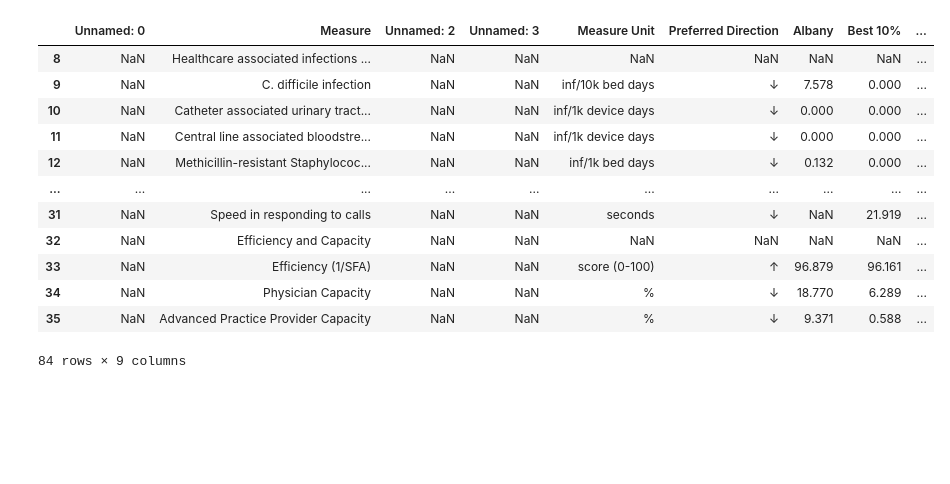
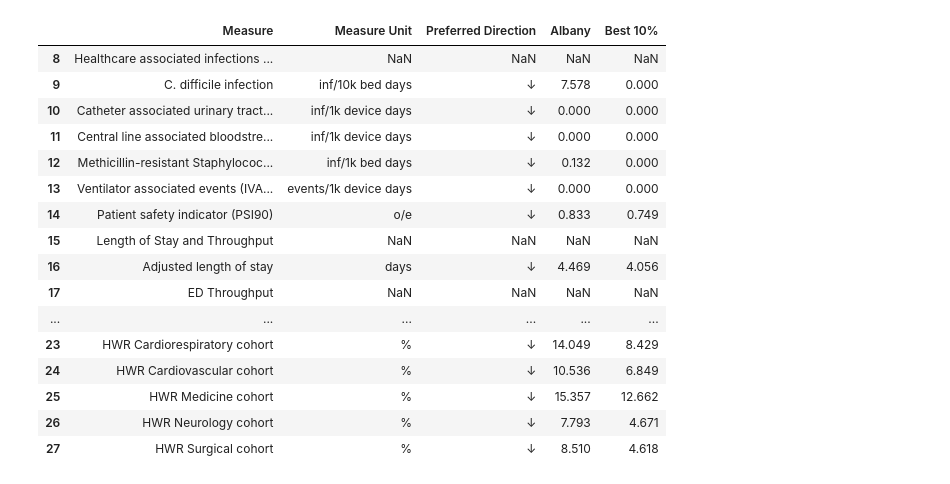
Before and after one commit to DeryaOkulda2012/VA_Analysis, a Jupyter notebook: TEMP_SAIL_FY21_Q1_Q2_Q3_Q4/SAIL_FY21_Q1/Parse_SAIL_ans_SI_Files.ipynb, the cells around one changed output. Saved outputs shown, nothing was run; the diff lists cells and outputs as text; code cells hidden in the pictures; blank space fills up the shorter version.

Commit message:
Removed blank columns with NaN values

```diff
--- a/TEMP_SAIL_FY21_Q1_Q2_Q3_Q4/SAIL_FY21_Q1/Parse_SAIL_ans_SI_Files.ipynb
+++ b/TEMP_SAIL_FY21_Q1_Q2_Q3_Q4/SAIL_FY21_Q1/Parse_SAIL_ans_SI_Files.ipynb
@@ -15,6 +15,10 @@ for f in csv_files:
     # read the csv file
     df_SAIL = pd.read_excel(f, header=8)
     df_SAIL.drop([0,1,2,3,4,5,6,7], axis=0, inplace=True)
+    df_SAIL.drop("Unnamed: 0", axis=1, inplace=True)
+    df_SAIL.drop("Unnamed: 2", axis=1, inplace=True)
+    df_SAIL.drop("Unnamed: 3", axis=1, inplace=True)
+    df_SAIL.drop("10th | 50th | 90th ptile", axis=1, inplace=True)
 
     # print the location and filename
     print('Location:', f)
@@ -57,6 +61,10 @@ for f in csv_files:
     # read the csv file
     df_SI = pd.read_excel(f, header=8)
     df_SI.drop([0,1,2,3,4,5,6,7], axis=0, inplace=True)
+    df_SI.drop("Unnamed: 0", axis=1, inplace=True)
+    df_SI.drop("Unnamed: 2", axis=1, inplace=True)
+    df_SI.drop("Unnamed: 3", axis=1, inplace=True)
+    df_SI.drop("10th | 50th | 90th ptile", axis=1, inplace=True)
 
     # print the location and filename
     print('Location:', f)
@@ -90,17 +98,21 @@ Content:
 # %%
 df_SAIL_SI = pd.concat([df_SAIL, df_SI])
-df_SAIL_SI.head(100)
+df_SAIL_SI.head(20)
 # %% [output]
-|  | Unnamed: 0 | Measure | Unnamed: 2 | Unnamed: 3 | Measure Unit | Preferred Direction | Albany | Best 10% | ... |
-| 8 | NaN | Healthcare associated infections ... | NaN | NaN | NaN | NaN | NaN | NaN | ... |
-| 9 | NaN | C. difficile infection | NaN | NaN | inf/10k bed days | ↓ | 7.578 | 0.000 | ... |
-| 10 | NaN | Catheter associated urinary tract... | NaN | NaN | inf/1k device days | ↓ | 0.000 | 0.000 | ... |
-| 11 | NaN | Central line associated bloodstre... | NaN | NaN | inf/1k device days | ↓ | 0.000 | 0.000 | ... |
-| 12 | NaN | Methicillin-resistant Staphylococ... | NaN | NaN | inf/1k bed days | ↓ | 0.132 | 0.000 | ... |
-| ... | ... | ... | ... | ... | ... | ... | ... | ... | ... |
-| 31 | NaN | Speed in responding to calls | NaN | NaN | seconds | ↓ | NaN | 21.919 | ... |
-| 32 | NaN | Efficiency and Capacity | NaN | NaN | NaN | NaN | NaN | NaN | ... |
-| 33 | NaN | Efficiency (1/SFA) | NaN | NaN | score (0-100) | ↑ | 96.879 | 96.161 | ... |
-| 34 | NaN | Physician Capacity | NaN | NaN | % | ↓ | 18.770 | 6.289 | ... |
-| 35 | NaN | Advanced Practice Provider Capacity | NaN | NaN | % | ↓ | 9.371 | 0.588 | ... |
+|  | Measure | Measure Unit | Preferred Direction | Albany | Best 10% |
+| 8 | Healthcare associated infections ... | NaN | NaN | NaN | NaN |
+| 9 | C. difficile infection | inf/10k bed days | ↓ | 7.578 | 0.000 |
+| 10 | Catheter associated urinary tract... | inf/1k device days | ↓ | 0.000 | 0.000 |
+| 11 | Central line associated bloodstre... | inf/1k device days | ↓ | 0.000 | 0.000 |
+| 12 | Methicillin-resistant Staphylococ... | inf/1k bed days | ↓ | 0.132 | 0.000 |
+| 13 | Ventilator associated events (IVA... | events/1k device days | ↓ | 0.000 | 0.000 |
+| 14 | Patient safety indicator (PSI90) | o/e | ↓ | 0.833 | 0.749 |
+| 15 | Length of Stay and Throughput | NaN | NaN | NaN | NaN |
+| 16 | Adjusted length of stay | days | ↓ | 4.469 | 4.056 |
+| 17 | ED Throughput | NaN | NaN | NaN | NaN |
+| ... | ... | ... | ... | ... | ... |
+| 23 | HWR Cardiorespiratory cohort | % | ↓ | 14.049 | 8.429 |
+| 24 | HWR Cardiovascular cohort | % | ↓ | 10.536 | 6.849 |
+| 25 | HWR Medicine cohort | % | ↓ | 15.357 | 12.662 |
+| 26 | HWR Neurology cohort | % | ↓ | 7.793 | 4.671 |
+| 27 | HWR Surgical cohort | % | ↓ | 8.510 | 4.618 |
-84 rows × 9 columns
```
Also changed, not shown: parts of 3 cells of this notebook.
